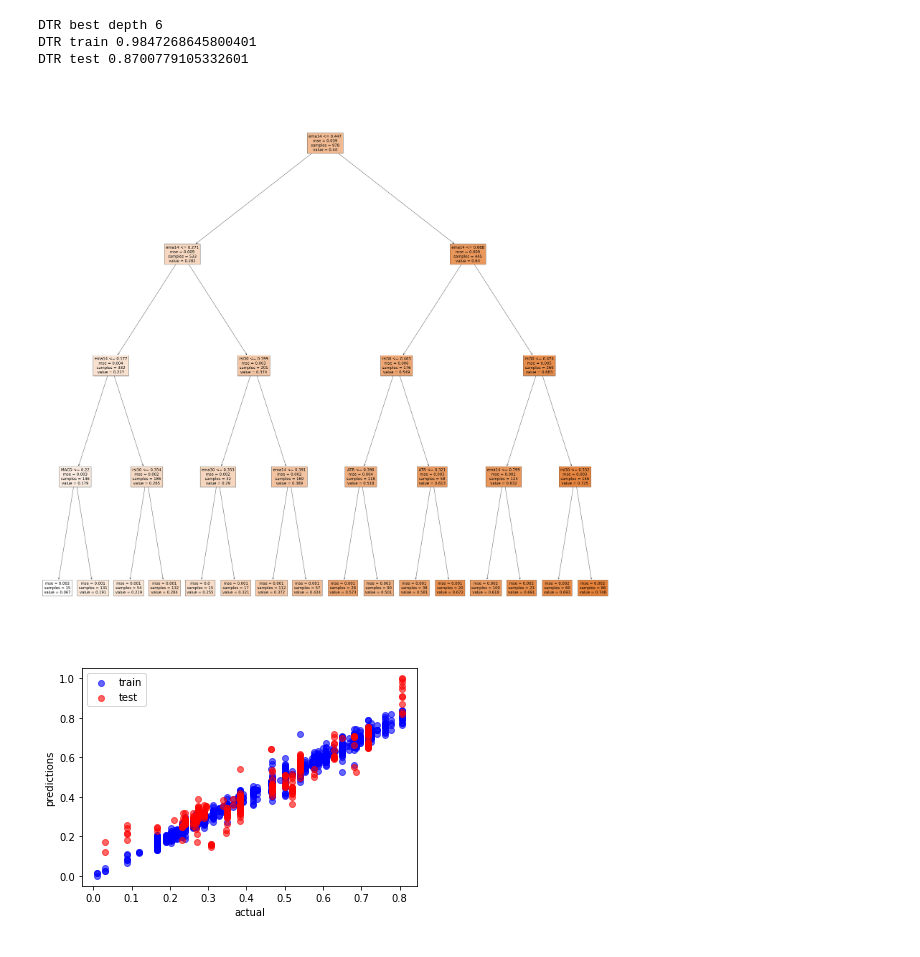
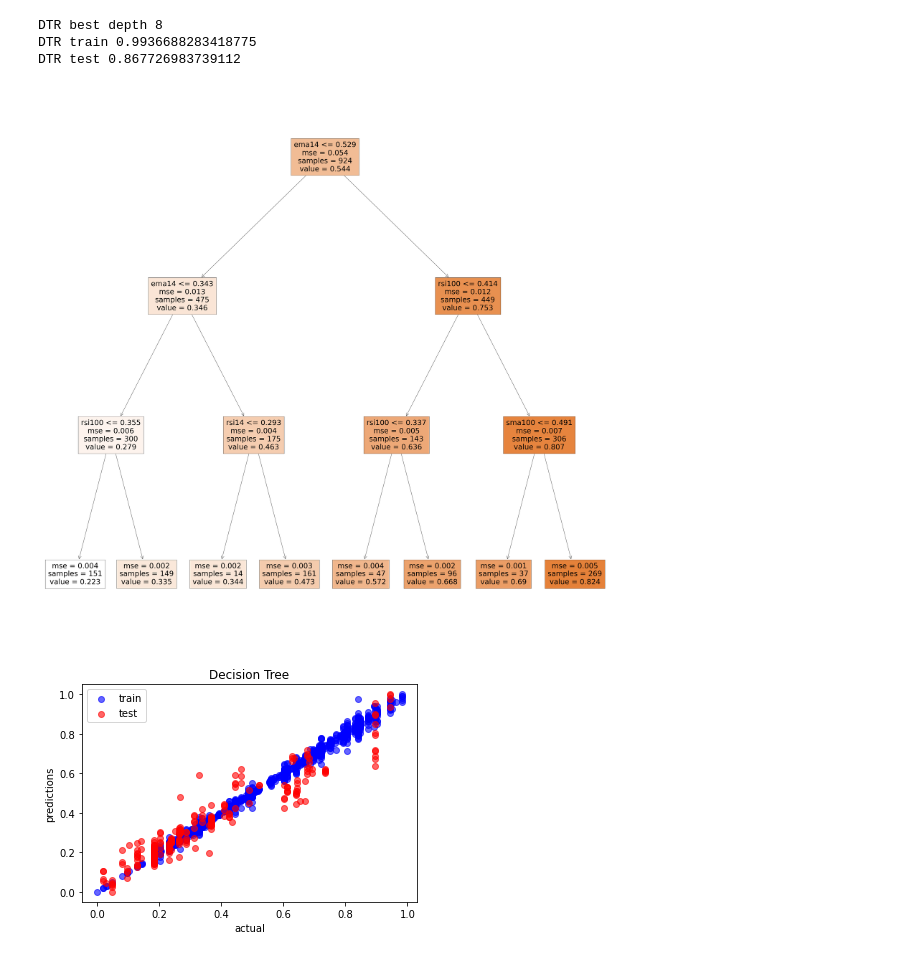
Before and after one commit to DavidMao0310/LR-and-random-forest-for-prediction, a Jupyter notebook: FYP_Midterm_Pre.ipynb, the cells around one changed output. Cells and saved outputs as stored; diff of their text form; code cells hidden in the pictures.

```diff
--- a/FYP_Midterm_Pre.ipynb
+++ b/FYP_Midterm_Pre.ipynb
@@ -23,7 +50,7 @@ data['1d_future_close'] = data['Adj_Close'].shift(-1)
 data['1d_close_pct'] = data['Adj_Close'].pct_change(1)
 data['Volume_1d_change'] = data['Volume'].pct_change(1)
 feature_names = ['1d_close_pct', 'Volume_1d_change']
-for n in [14, 30]:
+for n in [14, 30, 100]:
     data['sma' + str(n)] = ta.SMA(data['Adj_Close'].values, timeperiod=n)
     data['rsi' + str(n)] = ta.RSI(data['Adj_Close'].values, timeperiod=n)
     data['ema' + str(n)] = ta.EMA(data['Adj_Close'].values, timeperiod=n)
@@ -67,17 +94,19 @@ data = data.dropna()
 # %%
+print(data)
 features = data[feature_names]
 targets = pd.DataFrame(data['1d_future_close'])###
-F_scaled = preprocessing.MinMaxScaler().fit_transform(features)
-features = pd.DataFrame(F_scaled)
-features.columns = feature_names
-T_scaled = preprocessing.MinMaxScaler().fit_transform(targets)
-targets = T_scaled.ravel()  #Change it to 1D array
-
 train_size = int(0.8 * targets.shape[0])
 train_features = features[:train_size]
+train_features = pd.DataFrame(preprocessing.MinMaxScaler().fit_transform(train_features))
+train_features.columns = feature_names
 train_targets = targets[:train_size]
+train_targets = preprocessing.MinMaxScaler().fit_transform(train_targets).ravel()
+
 test_features = features[train_size:]
+test_features = pd.DataFrame(preprocessing.MinMaxScaler().fit_transform(test_features))
+test_features.columns = feature_names
 test_targets = targets[train_size:]
+test_targets = preprocessing.MinMaxScaler().fit_transform(test_targets).ravel()
 
 print('Training Features Shape:', train_features.shape)
 print('Training Targets Shape:', train_targets.shape)
@@ -120,39 +164,40 @@ intercept =  0.051218607872348554
 # %%
 from sklearn.tree import DecisionTreeRegressor
 from sklearn import tree
 def DTR(train_features, train_targets, test_features, test_targets):
     score =[]
     for i in range(1, 10):
         decision_tree1 = DecisionTreeRegressor(max_depth=i)
         decision_tree1.fit(train_features, train_targets)
         score.append(decision_tree1.score(test_features, test_targets))
     print('DTR best depth', np.argmax(score)+1)
     decision_tree = DecisionTreeRegressor(max_depth=np.argmax(score)+1)
     decision_tree.fit(train_features, train_targets)
     print('DTR train', decision_tree.score(train_features, train_targets))
     print('DTR test', decision_tree.score(test_features, test_targets), '\n')
 
     plt.figure(figsize=(50, 50))
-    #plot tree with 4 depth
-    tree.plot_tree(DecisionTreeRegressor(max_depth=4).fit(train_features, train_targets),
+    #plot tree with 3 depth
+    tree.plot_tree(DecisionTreeRegressor(max_depth=3).fit(train_features, train_targets),
                    filled=True, feature_names=feature_names)
     plt.show()
     train_predictions = decision_tree.predict(train_features)
     test_predictions = decision_tree.predict(test_features)
     # Scatter the predictions vs actual values
     plt.scatter(train_predictions, train_targets, label='train', alpha = 0.6, c='b')
     plt.scatter(test_predictions, test_targets, label='test', alpha = 0.6, c='r')
     plt.xlabel('actual')
     plt.ylabel('predictions')
+    plt.title('Decision Tree')
     plt.legend()
     plt.show()
 DTR(train_features, train_targets, test_features, test_targets)
 # %% [output]
-DTR best depth 6
-DTR train 0.9847268645800401
-DTR test 0.8700779105332601
+DTR best depth 8
+DTR train 0.9936688283418775
+DTR test 0.867726983739112
-[figure, old version]
+[figure, new version]
-[figure, old version]
+[figure, new version]
 # %%
 from sklearn.ensemble import RandomForestRegressor
 def RF(train_features, train_targets, test_features, test_targets):
```
Also changed, not shown: parts of 6 cells of this notebook.
